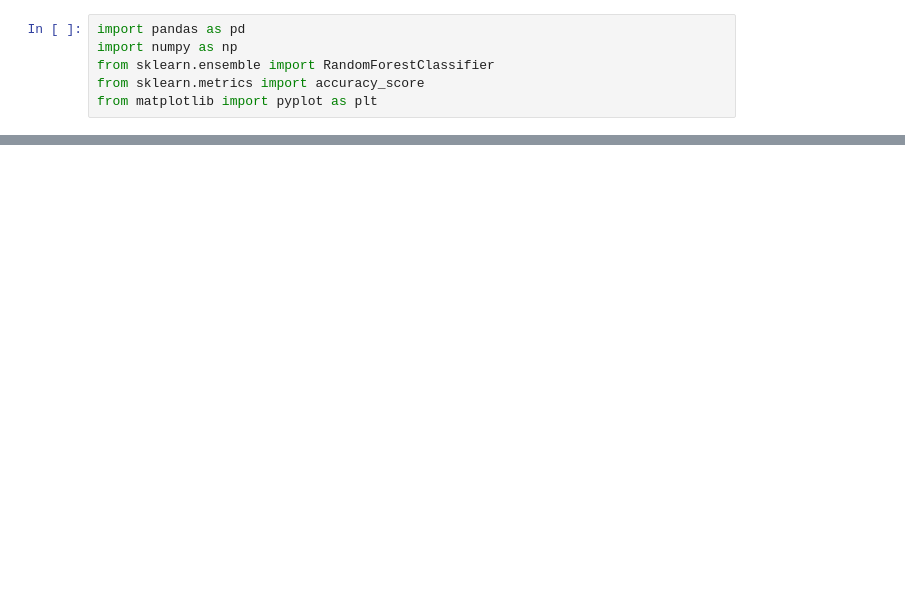
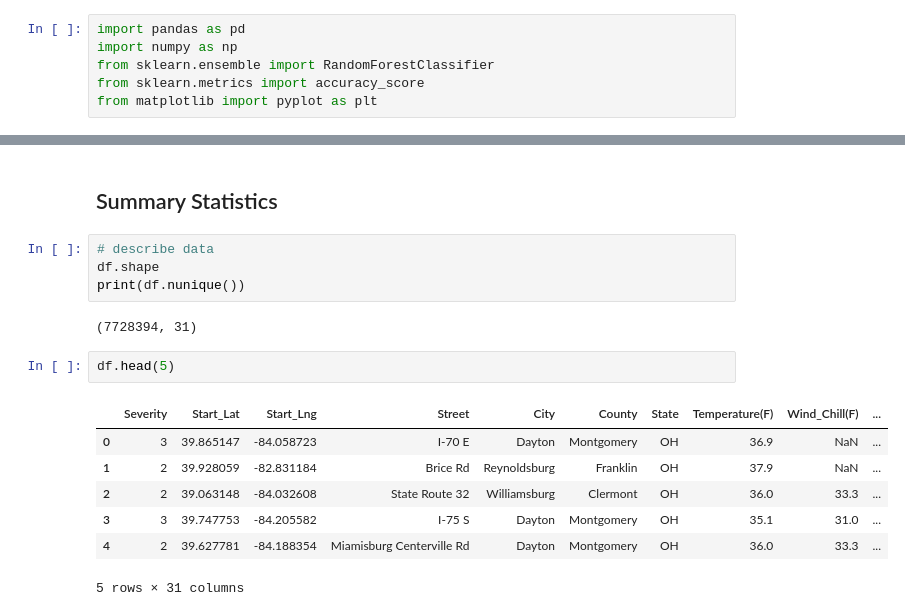
Before and after one commit to ethygers/vol3-data-and-modeling, a Jupyter notebook: code_for_project.ipynb, the cells around one changed output, grey strips where cells are left out. Drawn from its saved outputs; the diff is of its cells as text; blank space fills up the shorter version.

```diff
--- a/code_for_project.ipynb
+++ b/code_for_project.ipynb
@@ -6,0 +20,18 @@ from matplotlib import pyplot as plt
+# %% [markdown]
+## Summary Statistics
+# %%
+# describe data
+df.shape
+print(df.nunique())
+# %% [output]
+(7728394, 31)
+# %%
+df.head(5)
+# %% [output]
+|  | Severity | Start_Lat | Start_Lng | Street | City | County | State | Temperature(F) | Wind_Chill(F) | ... |
+| 0 | 3 | 39.865147 | -84.058723 | I-70 E | Dayton | Montgomery | OH | 36.9 | NaN | ... |
+| 1 | 2 | 39.928059 | -82.831184 | Brice Rd | Reynoldsburg | Franklin | OH | 37.9 | NaN | ... |
+| 2 | 2 | 39.063148 | -84.032608 | State Route 32 | Williamsburg | Clermont | OH | 36.0 | 33.3 | ... |
+| 3 | 3 | 39.747753 | -84.205582 | I-75 S | Dayton | Montgomery | OH | 35.1 | 31.0 | ... |
+| 4 | 2 | 39.627781 | -84.188354 | Miamisburg Centerville Rd | Dayton | Montgomery | OH | 36.0 | 33.3 | ... |
+5 rows × 31 columns
```
Also changed, not shown: parts of 19 cells of this notebook.
